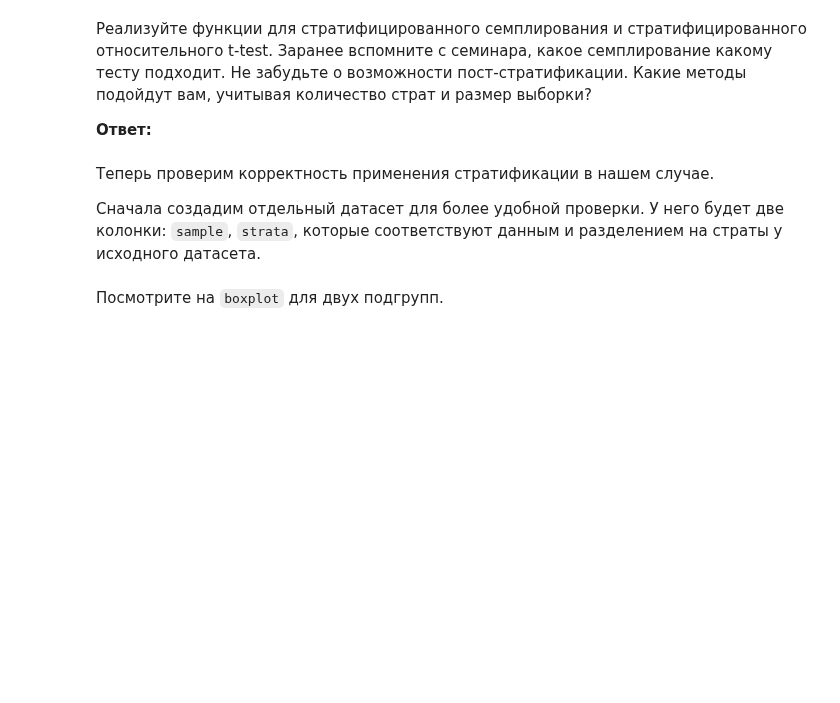
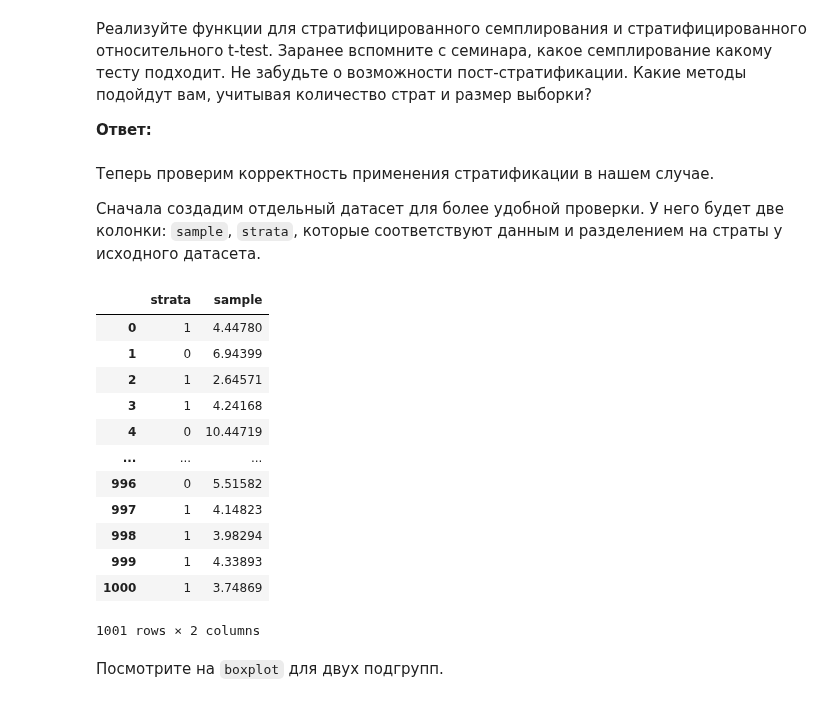
Before and after one commit to NMashalov/2023_OpenMipt_course, a Jupyter notebook: lesson11/dz11.ipynb, the cells around one changed output. Drawn from its saved outputs; the diff is of its cells as text; code cells hidden in the pictures; blank space fills up the shorter version.

```diff
--- a/lesson11/dz11.ipynb
+++ b/lesson11/dz11.ipynb
@@ -1159,10 +1159,24 @@ def stratified_ttest(x_data, y_data, strata_weights, method='random', alpha=0.05
 Сначала создадим отдельный датасет для более удобной проверки. У него будет две колонки: `sample`, `strata`, которые соответствуют данным и разделением на страты у исходного датасета.
 # %%
 data = pd.DataFrame()
-data['strata'] = <...>
-data['sample'] = <...>
+data['strata'] = df['POP']
+data['sample'] = df['Dnu']
 data = data[['strata', 'sample']]
 data
+# %% [output]
+|  | strata | sample |
+| 0 | 1 | 4.44780 |
+| 1 | 0 | 6.94399 |
+| 2 | 1 | 2.64571 |
+| 3 | 1 | 4.24168 |
+| 4 | 0 | 10.44719 |
+| ... | ... | ... |
+| 996 | 0 | 5.51582 |
+| 997 | 1 | 4.14823 |
+| 998 | 1 | 3.98294 |
+| 999 | 1 | 4.33893 |
+| 1000 | 1 | 3.74869 |
+1001 rows × 2 columns
 # %% [markdown]
 Посмотрите на `boxplot` для двух подгрупп.
 # %%
```
Also changed, not shown: parts of 11 cells of this notebook.
